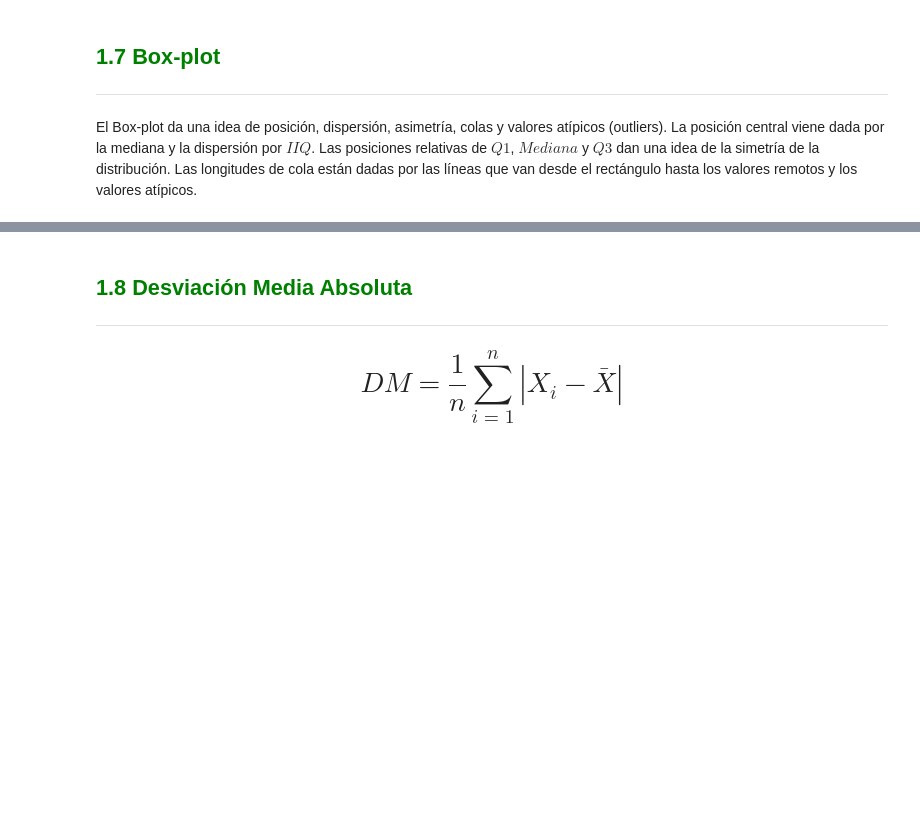
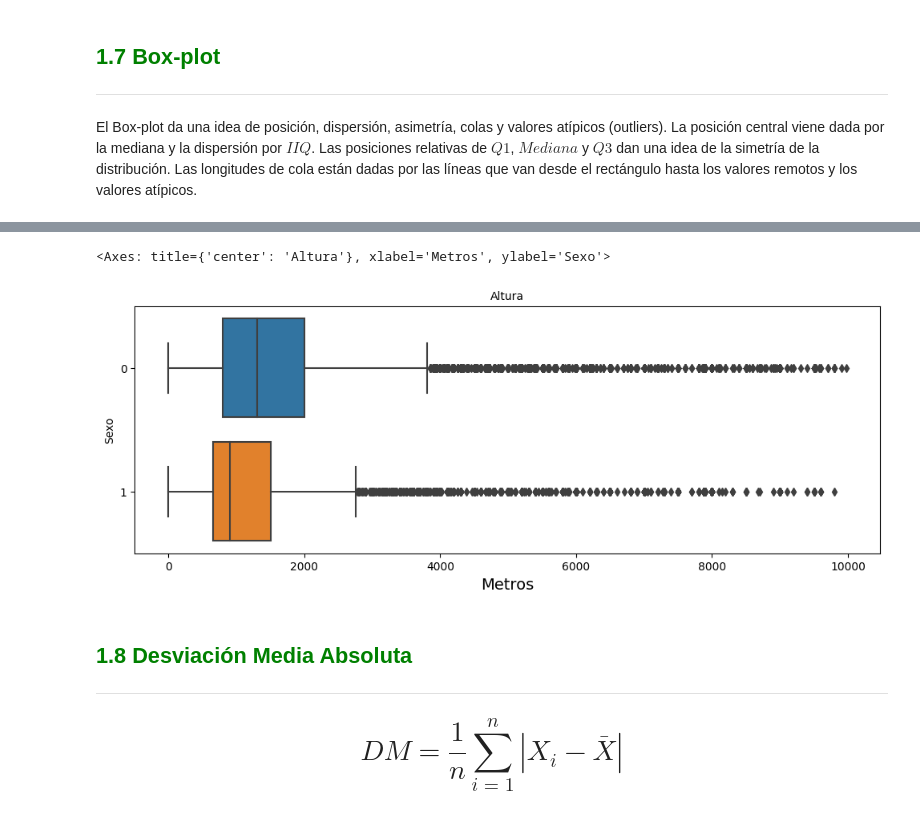
Before and after one commit to AnndyLibeMoore/Python_Data_Science_Courses, a Jupyter notebook: Python_DataScience_Estadistica_inicial.ipynb, the cells around one changed output, grey strips where cells are left out. Drawn from its saved outputs; the diff is of its cells as text; code cells hidden in the pictures; blank space fills up the shorter version.

```diff
--- a/Python_DataScience_Estadistica_inicial.ipynb
+++ b/Python_DataScience_Estadistica_inicial.ipynb
@@ -622,3 +792,17 @@ El Box-plot da una idea de posición, dispersión, asimetría, colas y valores a
+# %%
+ax = sns.boxplot(x='Renta', y ='Sexo', data = datos.query('Renta < 10000'), orient = 'h')
+ax.figure.set_size_inches(12,4)
+ax.set_title('Altura', fontsize= 10)
+ax.set_xlabel ('Metros', fontsize = 14)
+ax
+
+
+#ahora se ve qu el sexo masculino ganas mas q el femenino, ya este gráfico es
+#simetrico,el masculino el puntoo medio, lallinea de la mediana esya mas
+#centrado q en el femenino, incluso el masculino si llega  ganas mas de 2000
+# %% [output]
+<Axes: title={'center': 'Altura'}, xlabel='Metros', ylabel='Sexo'>
+[figure, added]
 # %% [markdown]
 ## <font color=green>1.8 Desviación Media Absoluta</font>
 ***
```
Also changed, not shown: parts of 44 cells of this notebook.
